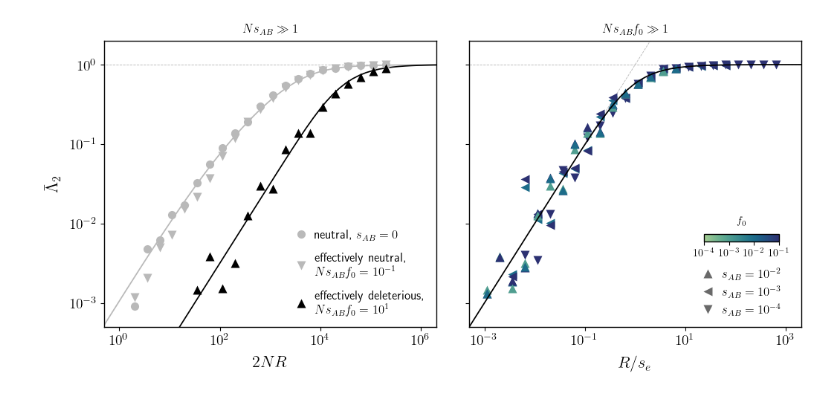
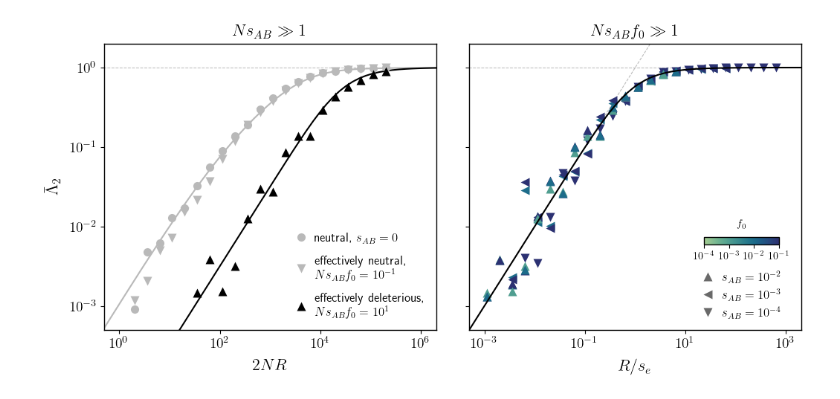
Before and after one commit to alyulina/linkage-equilibrium, a Jupyter notebook: figures/fig3.ipynb, the cells around one changed output. Cells and saved outputs as stored; diff of their text form; code cells hidden in the pictures.

```diff
--- a/figures/fig3.ipynb
+++ b/figures/fig3.ipynb
@@ -163,7 +163,7 @@ for c in range(2):
 
         plt.ylabel("$\\bar{\\Lambda}_2$", fontsize=16, labelpad=8)
         plt.xlabel(r"$2NR$", fontsize=16, labelpad=8)
-        plt.title(r"$Ns_{AB} \gg 1$", fontsize=12, pad=8)
+        plt.title(r"$Ns_{AB} \gg 1$", fontsize=16, pad=8)
 
         plt.legend(frameon=False, fontsize=12, loc='lower right', handletextpad=0.1, labelspacing=1.01);
 
@@ -216,38 +216,38 @@ for c in range(2):
                 ys.append(points[regime]['nums'][i, j] / points[regime]['denoms'][i, j])
                 cs.append(color)
 
-        # reshuffling point before plotting
+        # reshuffling points before plotting
         random.seed(123)
         idx = sorted(range(len(xs)), key=lambda x: random.random())
         for i in idx:
             plt.loglog(xs[i], ys[i], '^', markersize=8, markeredgewidth=0.5, markeredgecolor=cs[i] + '00', markerfacecolor=cs[i]) # label="$s_{A,B} = 10^{-2}$" + ", " + '$f_0=$' + "$10^{" + '{:0.0f}'.format(math.log10(f)) + "}$"
 
         # this is for the legend
         plt.loglog([1e-5], [1e-5], '^', markersize=8, markeredgecolor='#00000000', markerfacecolor=dark_grey, label="$s_{AB} = 10^{-2}$")
         plt.loglog([1e-5], [1e-5], '<', markersize=8, markeredgecolor='#00000000', markerfacecolor=dark_grey, label="$s_{AB} = 10^{-3}$")
         plt.loglog([1e-5], [1e-5], 'v', markersize=8, markeredgecolor='#00000000', markerfacecolor=dark_grey, label="$s_{AB} = 10^{-4}$")
 
 
         plt.xticks([1e-3, 1e-1, 1e1, 1e3],
                    ['$10^{-3}$', '$10^{-1}$','$10^{1}$', '$10^{3}$'])
         plt.yticks([1e-4, 1e-3, 1e-2, 1e-1, 1e0],
                    [])
         plt.ylim([5e-4, 2])
         plt.xlim([5e-4, 2e3])
 
         plt.minorticks_off()
         plt.tick_params(axis='both', labelsize=14)
 
         plt.xlabel(r"$R / s_e$", fontsize=16, labelpad=8)
-        plt.title(r"$Ns_{AB}f_0 \gg 1$", fontsize=12, pad=8)
+        plt.title(r"$Ns_{AB}f_0 \gg 1$", fontsize=16, pad=8)
 
         plt.legend(frameon=False, fontsize=12, loc='lower right', bbox_to_anchor=(0.4725, 0.0, 0.5, 0.5), handletextpad=0.1);
 
         cbar_ax2 = fig.add_axes([0.792, 0.34, 0.083, 0.02])
         cbar = plt.colorbar(cmap, alpha=1, cax=cbar_ax2, orientation='horizontal', shrink=0.5, ticks=[-4, -3, -2, -1])
         cbar.ax.set_xticklabels(['$10^{-4}$', '$10^{-3}$', '$10^{-2}$', '$10^{-1}$']);
         cbar.set_label('$f_0$', labelpad=-40, y=0.45)
 
-#plt.savefig('fig3_v9.png',dpi=600,bbox_inches='tight')
+#plt.savefig('fig3.pdf',dpi=600,bbox_inches='tight')
 # %% [output]
-[figure, old version]
+[figure, new version]
```
